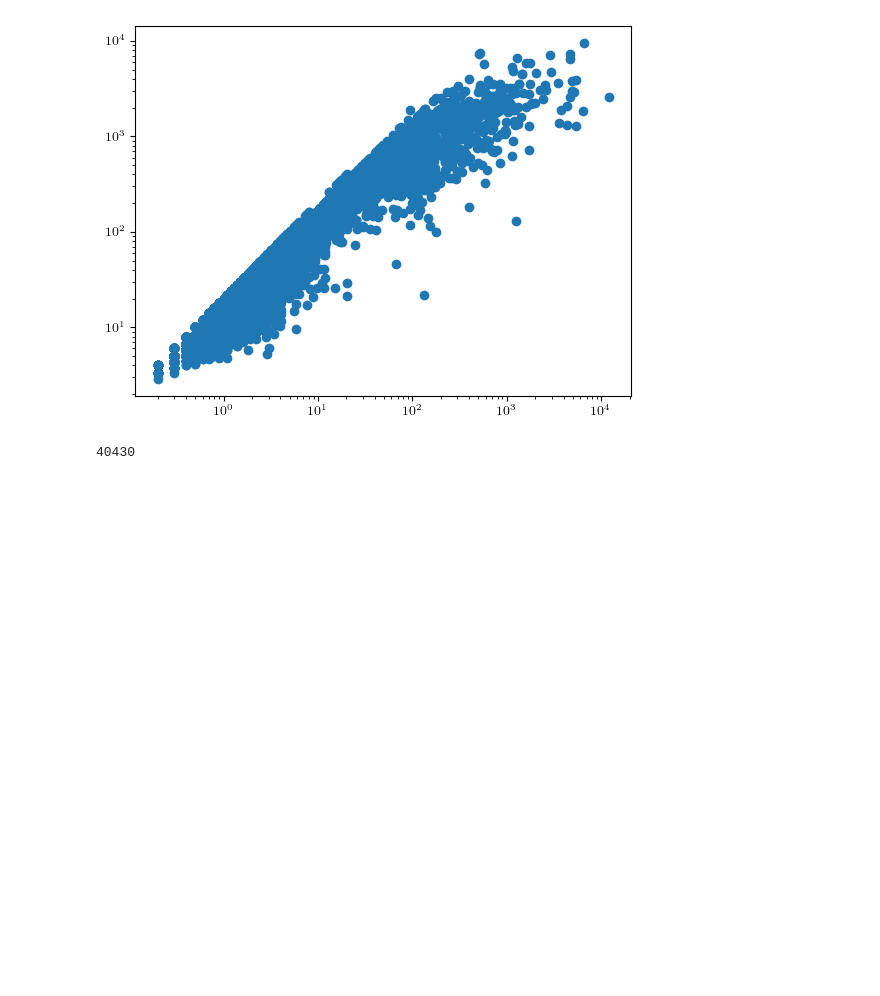
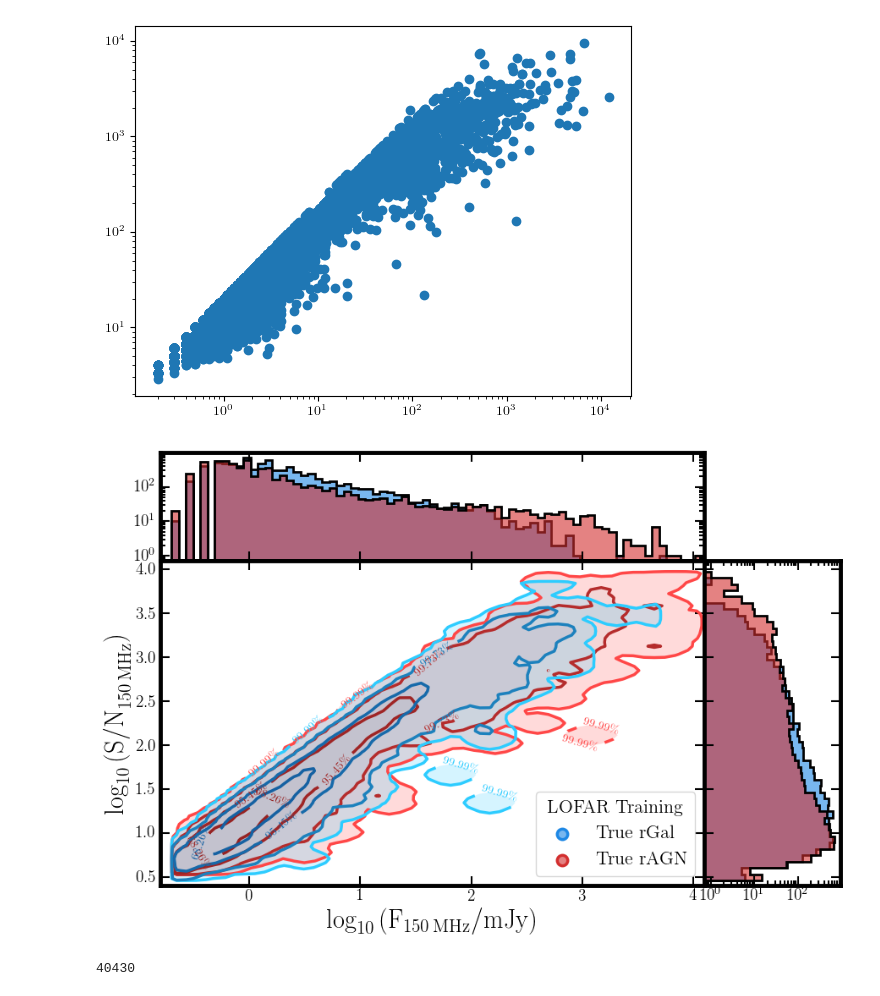
Before and after one commit to racarvajal/Pipeline_ML_6arcsec, a Jupyter notebook: ML_13.ipynb, the cells around one changed output. Cells and saved outputs as stored; diff of their text form; code cells hidden in the pictures; blank space fills up the shorter version.

```diff
--- a/ML_13.ipynb
+++ b/ML_13.ipynb
@@ -461,3 +495,97 @@ plt.yscale('log')
+# %%
+sigma_limit_LOFAR = 1
+fig    = plt.figure(figsize=(9, 6))
+# ax1    = fig.add_subplot(111, yscale='log')
+
+
+grid   = fig.add_gridspec(ncols=2, nrows=2, width_ratios=[4, 1],
+                          height_ratios=[1, 3], hspace=0.0, wspace=0.0)
+axs    = {}
+axs[0] = fig.add_subplot(grid[0, 0], yscale='log')
+axs[1] = fig.add_subplot(grid[1, 0], yscale='linear', xscale='linear', sharex=axs[0])
+axs[2] = fig.add_subplot(grid[1, 1], xscale='log', yscale='linear', sharey=axs[1])
+
+filt_posit = np.isfinite(selected_df.loc[:, 'log_Sint_LOFAR_non_imp']) & np.isfinite(selected_df.loc[:, 'log_SNR_LOFAR'])
+
+min_Sint = np.nanmin(selected_df.loc[filt_radio_det & filt_confirmed & filt_posit, 'log_Sint_LOFAR_non_imp'].values)
+max_Sint = np.nanmax(selected_df.loc[filt_radio_det & filt_confirmed & filt_posit, 'log_Sint_LOFAR_non_imp'].values)
+
+min_SNR  = np.nanmin(selected_df.loc[filt_radio_det & filt_confirmed & filt_posit, 'log_SNR_LOFAR'].values)
+max_SNR  = np.nanmax(selected_df.loc[filt_radio_det & filt_confirmed & filt_posit, 'log_SNR_LOFAR'].values)
+
+n_bins   = [50, 75]
+
+bins_Sint = np.linspace(min_Sint, max_Sint, n_bins[1])
+bins_SNR  = np.linspace(min_SNR, max_SNR, n_bins[0])
+
+sigmas_perc     = [0.6826, 0.9545, 0.9973, 0.99994]  # [0.6826, 0.9545, 0.9973, 0.99994, 0.99999]
+sigmas_perc_inv = [1. - sigma for sigma in sigmas_perc][::-1]
+
+H_rGal, xedges_rGal, yedges_rGal = np.histogram2d(selected_df.loc[filt_real_rGal & filt_posit, 'log_Sint_LOFAR_non_imp'],
+                                   selected_df.loc[filt_real_rGal & filt_posit, 'log_SNR_LOFAR'], bins=n_bins)
+H_rAGN, xedges_rAGN, yedges_rAGN = np.histogram2d(selected_df.loc[filt_real_rAGN & filt_posit, 'log_Sint_LOFAR_non_imp'],
+                                   selected_df.loc[filt_real_rAGN & filt_posit, 'log_SNR_LOFAR'], bins=n_bins)
+
+H_rAGN_smooth = clean_and_smooth_matrix(H_rAGN, sigma=0.9)
+H_rGal_smooth = clean_and_smooth_matrix(H_rGal, sigma=0.9)
+
+Z_rAGN = (H_rAGN_smooth.T - H_rAGN_smooth.T.min())/(H_rAGN_smooth.T.max() - H_rAGN_smooth.T.min())
+Z_rGal = (H_rGal_smooth.T - H_rGal_smooth.T.min())/(H_rGal_smooth.T.max() - H_rGal_smooth.T.min())
+
+# fix probable lines not closing
+# Z_rAGN = make_borders_zero(Z_rAGN)
+# Z_rGal = make_borders_zero(Z_rGal)
+Z_rAGN, x_centers_rAGN, y_centers_rAGN = pad_matrix_zeros(Z_rAGN, xedges_rAGN, yedges_rAGN)
+Z_rGal, x_centers_rGal, y_centers_rGal = pad_matrix_zeros(Z_rGal, xedges_rGal, yedges_rGal)
+
+CS_rAGN_f = axs[1].contourf(x_centers_rAGN, y_centers_rAGN, Z_rAGN, levels=sigmas_perc_inv,
+                            colors=cm_gradient_rAGN(seq_fill[::-1]), extend='max',
+                            alpha=0.2, antialiased=True)
+CS_rAGN = axs[1].contour(x_centers_rAGN, y_centers_rAGN, Z_rAGN, levels=sigmas_perc_inv,
+                         colors=cm_gradient_rAGN(seq_cont[::-1]), linewidths=2.5)
+for count in np.arange(2):  # times to run nex command, more labels
+    axs[1].clabel(CS_rAGN, CS_rAGN.levels, inline=True, fmt=fmt, fontsize=10)
+
+CS_rGal_f = axs[1].contourf(x_centers_rGal, y_centers_rGal, Z_rGal, levels=sigmas_perc_inv,
+                            colors=cm_gradient_rGal(seq_fill[::-1]), extend='max',
+                            alpha=0.2, antialiased=True)
+CS_rGal = axs[1].contour(x_centers_rGal, y_centers_rGal, Z_rGal, levels=sigmas_perc_inv,
+                         colors=cm_gradient_rGal(seq_cont[::-1]), linewidths=2.5)
+axs[1].clabel(CS_rGal, CS_rGal.levels, inline=True, fmt=fmt, fontsize=10)
+
+axs[1].scatter([-10], [-10], marker='o', edgecolor=colour_rGal, color=colour_rGal_shade, s=80, label='$\mathrm{True ~ rGal}$', linewidths=2.5)
+axs[1].scatter([-10], [-10], marker='o', edgecolor=colour_rAGN, color=colour_rAGN_shade, s=80, label='$\mathrm{True ~ rAGN}$', linewidths=2.5)
+
+
+axs[0].hist(selected_df.loc[filt_real_rGal & filt_posit, 'log_Sint_LOFAR_non_imp'], bins=bins_Sint,
+            histtype='stepfilled', fc=colour_rGal_shade, ec=(0, 0, 0, 1), lw=2)
+axs[0].hist(selected_df.loc[filt_real_rAGN & filt_posit, 'log_Sint_LOFAR_non_imp'], bins=bins_Sint,
+            histtype='stepfilled', fc=colour_rAGN_shade, ec=(0, 0, 0, 1), lw=2)
+
+axs[2].hist(selected_df.loc[filt_real_rGal & filt_posit, 'log_SNR_LOFAR'],
+            bins=bins_SNR, orientation='horizontal', histtype='stepfilled',
+            fc=colour_rGal_shade, ec=(0, 0, 0, 1), lw=2)
+axs[2].hist(selected_df.loc[filt_real_rAGN & filt_posit, 'log_SNR_LOFAR'],
+            bins=bins_SNR, orientation='horizontal', histtype='stepfilled',
+            fc=colour_rAGN_shade, ec=(0, 0, 0, 1), lw=2)
+
+axs[1].legend(loc='lower right', fontsize=16, title=r'$\mathrm{LOFAR ~ Training}$', title_fontsize=16)
+axs[1].set_xlabel(r'$\log_{10}\left( \mathrm{F}_{150 \, \mathrm{MHz}} / \mathrm{mJy} \right)$', fontsize=22)
+axs[1].set_ylabel(r'$\log_{10}\left( \mathrm{S/N}_{150 \, \mathrm{MHz}} \right)$', fontsize=22)
+for ax_count in [0, 1, 2]:
+    axs[ax_count].tick_params(which='both', top=True, right=True, direction='in')
+    axs[ax_count].tick_params(axis='both', which='major', labelsize=14)
+    axs[ax_count].tick_params(which='major', length=8, width=1.5)
+    axs[ax_count].tick_params(which='minor', length=4, width=1.5)
+    plt.setp(axs[ax_count].spines.values(), linewidth=3.5)
+    plt.setp(axs[ax_count].spines.values(), linewidth=3.5)
+plt.setp(axs[2].get_yticklabels(), visible=False)
+axs[1].set_ylim(bottom=0.4, top=4.1)
+axs[1].set_xlim(left=-0.8, right=4.1)
+plt.tight_layout()
+plt.show()
+# %% [output]
+[figure, added]
 # %%
 np.sum(np.array(selected_df.loc[:, 'class'] == 1))
 # %% [output]
```
Also changed, not shown: parts of 6 cells of this notebook.
